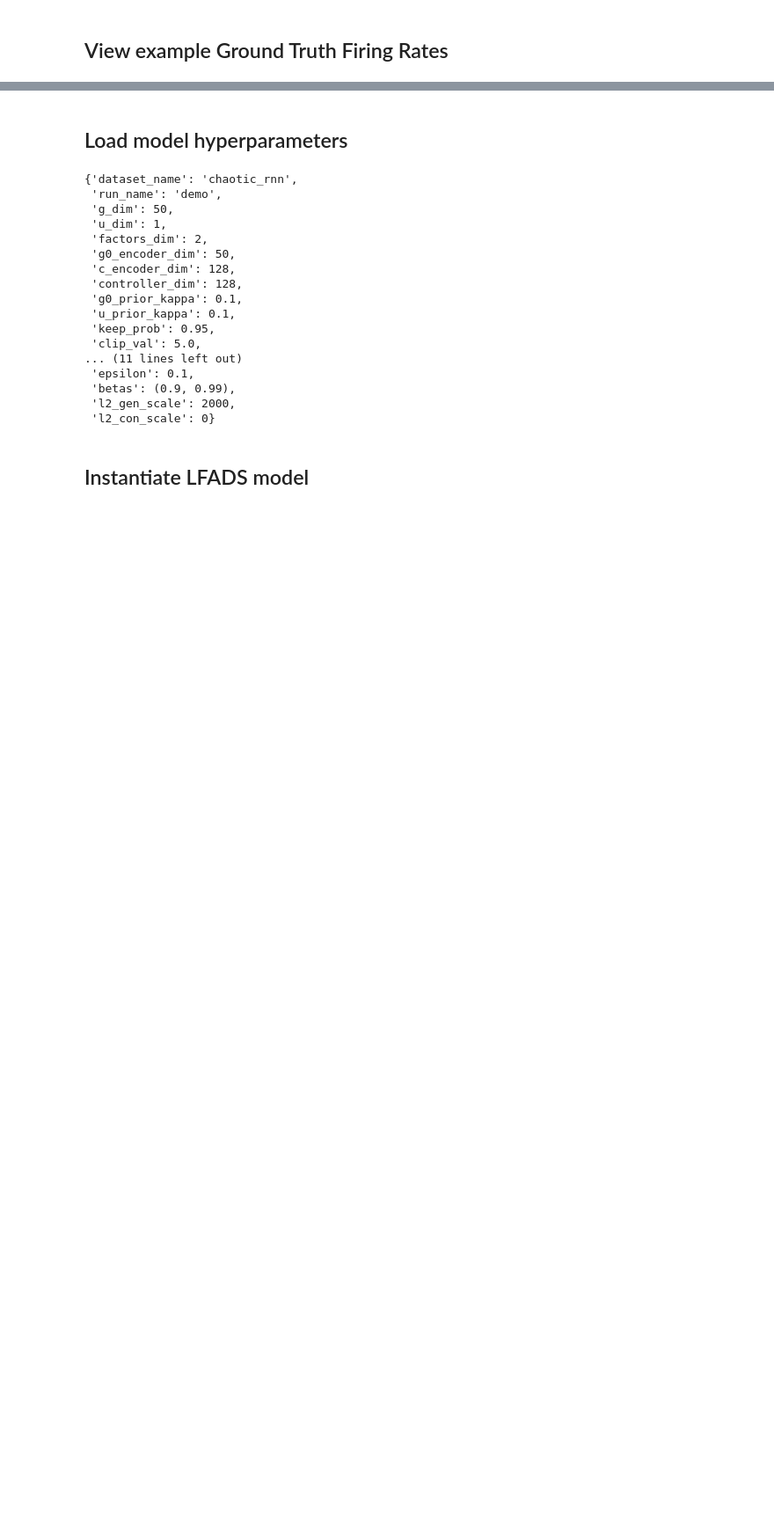
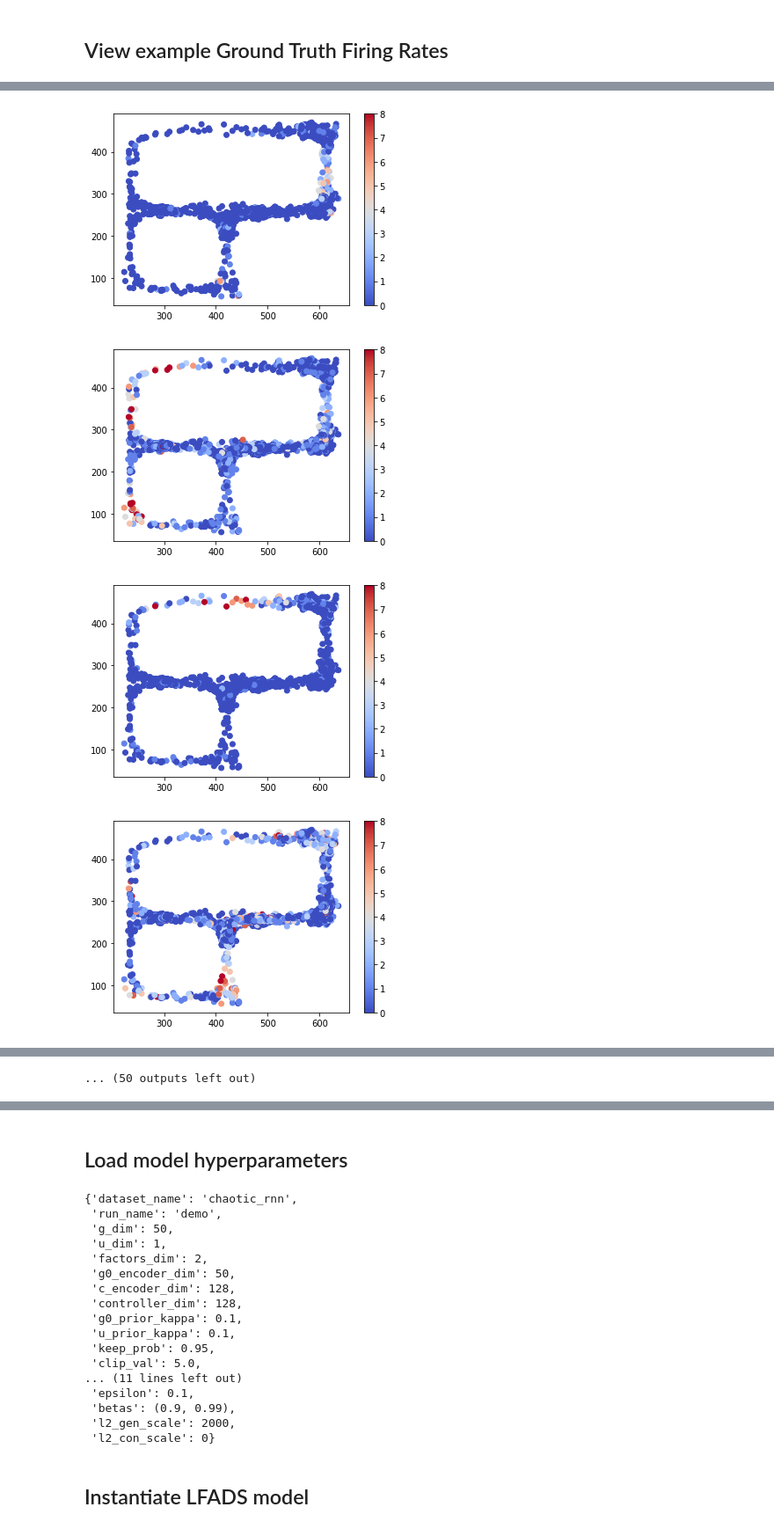
Before and after one commit to kdaisuke0203/lfads_demo, a Jupyter notebook: lfads_k09_6000.ipynb, the cells around one changed output, grey strips where cells are left out. Shown at 88% size. Drawn from its saved outputs; the diff is of its cells as text; code cells hidden in the pictures; blank space fills up the shorter version.

```diff
--- a/lfads_k09_6000.ipynb
+++ b/lfads_k09_6000.ipynb
@@ -78,0 +88,12 @@ plt.colorbar(orientation='horizontal', label='Firing Rate (Hz)')
+# %%
+for i in range(neuron_num):
+    fig, ax = plt.subplots()
+    mappable = ax.scatter(traj[:,0], traj[:,1], c=y_data[:,i] ,cmap='coolwarm',vmin=0,vmax=8)
+    fig.colorbar(mappable)
+    plt.show()
+fig.savefig("img.png")
+# %% [output]
+[figure, added]
+[figure, added]
+[figure, added]
+[figure, added]
@@ -79,3 +108,4 @@ plt.colorbar(orientation='horizontal', label='Firing Rate (Hz)')
+... (50 outputs left out)
 # %% [markdown]
 ## LFADS Schema
 <img src='lfads_schema.png' width=800 align=left>
```
Also changed, not shown: parts of 8 cells of this notebook, 10 other files.
